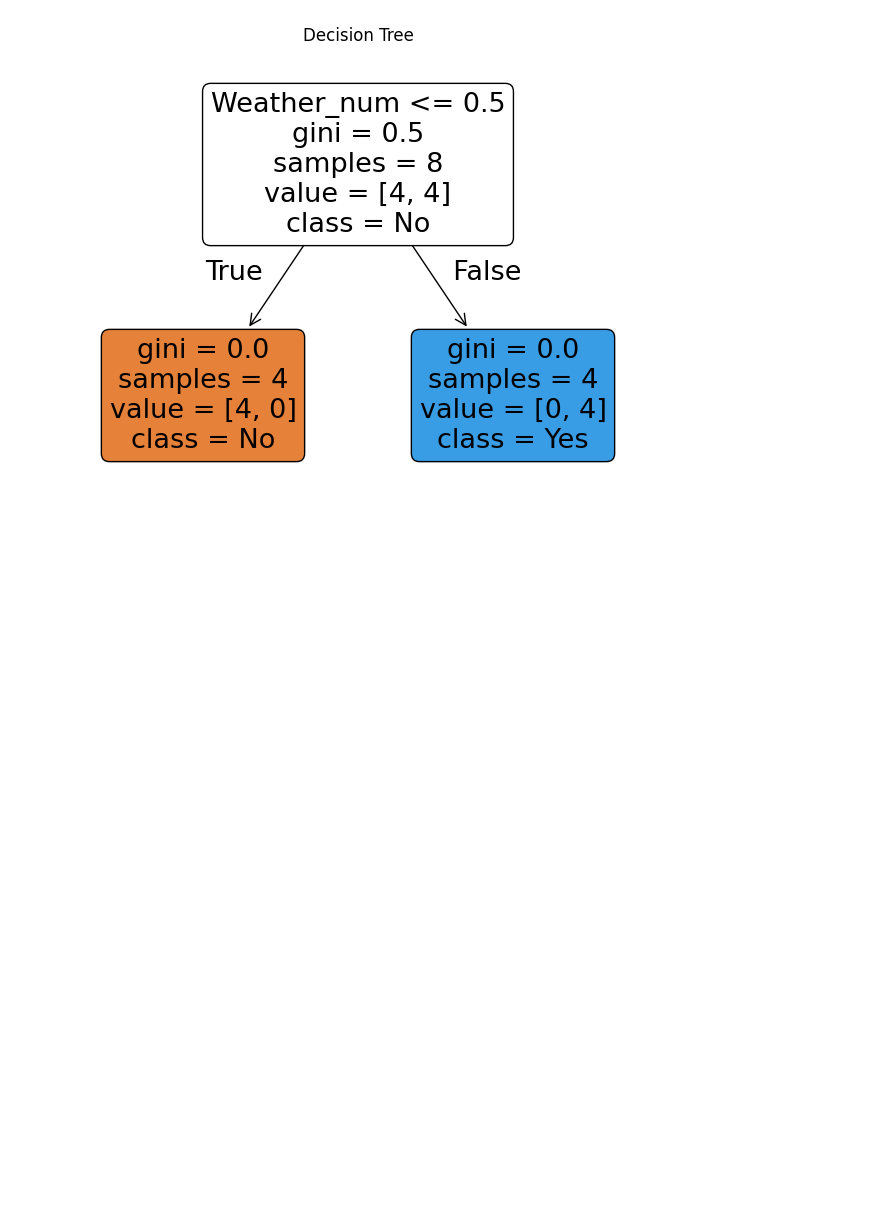
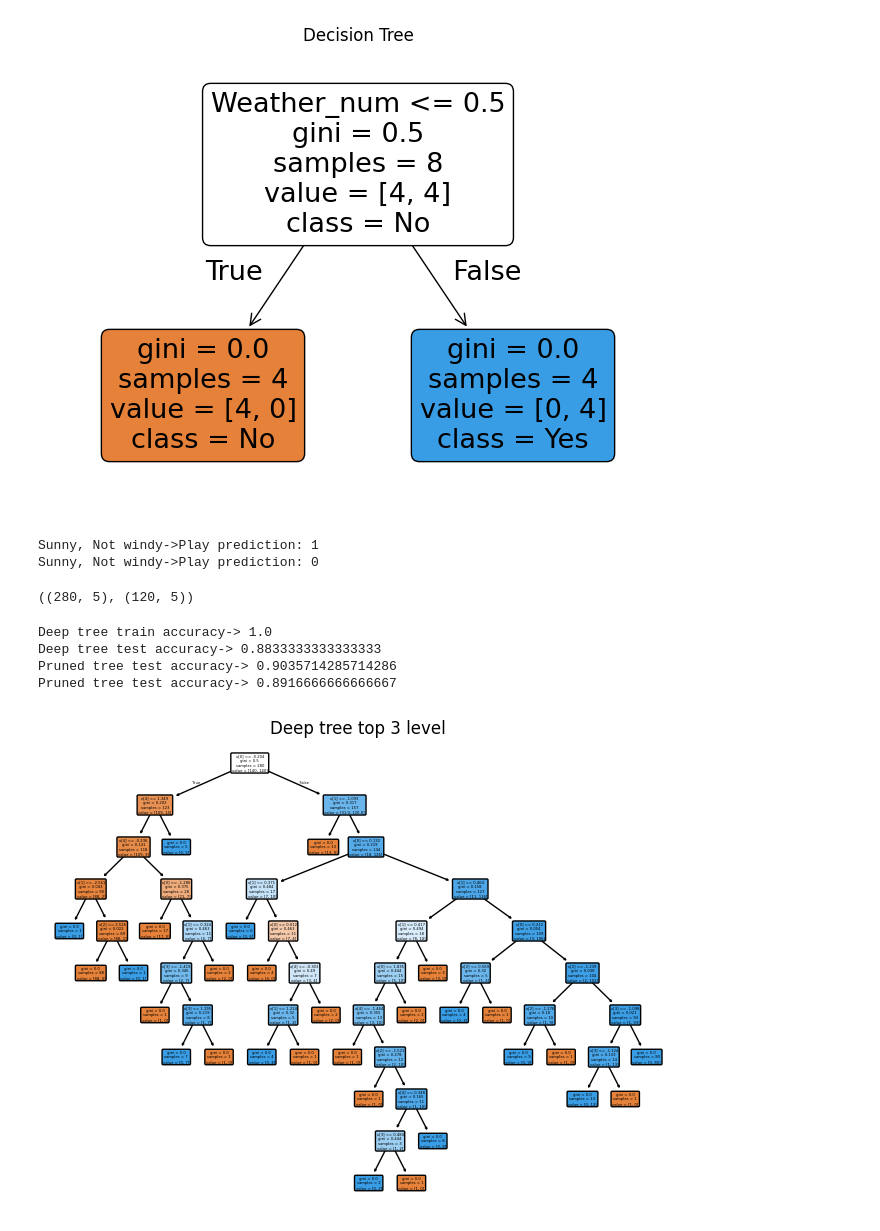
Before and after one commit to mostafizcse007/Machine-Learning, a Jupyter notebook: Week 3/Decision_Tree_basic.ipynb, the cells around one changed output. Saved outputs shown, nothing was run; the diff lists cells and outputs as text; code cells hidden in the pictures; blank space fills up the shorter version.

Commit message:
Deep tree vs Pruned tree

```diff
--- a/Week 3/Decision_Tree_basic.ipynb
+++ b/Week 3/Decision_Tree_basic.ipynb
@@ -57,3 +77,63 @@ plt.title('Decision Tree')
 plt.show()
 # %% [output]
 [figure]
+# %%
+# Example: Sunny(1), Not Windy(0)
+example_1 = pd.DataFrame([[1,0]],columns=['Weather_num','Windy'])
+pred_1 = tree.predict(example_1)[0]
+print('Sunny, Not windy->Play prediction:',pred_1)
+
+# Example: Rainy(0), Windy(1)
+example_2 = pd.DataFrame([[0,1]],columns=['Weather_num','Windy'])
+pred_2 = tree.predict(example_2)[0]
+print('Sunny, Not windy->Play prediction:',pred_2)
+# %% [output]
+Sunny, Not windy->Play prediction: 1
+Sunny, Not windy->Play prediction: 0
+# %%
+# Creating a larger synthetic dataset
+from sklearn.datasets import make_classification
+X,y = make_classification(
+    n_samples=400, # no of data-points
+    n_features=5, # no of features
+    n_informative=3, # no of releveant features
+    n_redundant=0,# no strong correlation among the features
+    n_classes=2, # target variable
+    random_state=42 # every time we will get the similar random dataset
+)
+X_train, X_test, y_train,y_test = train_test_split(X,y,test_size=.3,random_state=42)
+X_train.shape,X_test.shape
+# %% [output]
+((280, 5), (120, 5))
+# %%
+# Train a deep tree vs Pruned tree
+deep_tree = DecisionTreeClassifier(random_state=42)
+deep_tree.fit(X_train,y_train)
+
+pruned_tree = DecisionTreeClassifier(random_state=42, max_depth=3)
+pruned_tree.fit(X_train,y_train)
+
+y_train_pred_deep = deep_tree.predict(X_train)
+y_test_pred_deep = deep_tree.predict(X_test)
+
+y_train_pred_pruned = pruned_tree.predict(X_train)
+y_test_pred_pruned = pruned_tree.predict(X_test)
+print('Deep tree train accuracy->',accuracy_score(y_train,y_train_pred_deep))
+print('Deep tree test accuracy->',accuracy_score(y_test,y_test_pred_deep))
+
+
+print('Pruned tree train accuracy->',accuracy_score(y_train,y_train_pred_pruned))
+print('Pruned tree test accuracy->',accuracy_score(y_test,y_test_pred_pruned))
+# %% [output]
+Deep tree train accuracy-> 1.0
+Deep tree test accuracy-> 0.8833333333333333
+Pruned tree test accuracy-> 0.9035714285714286
+Pruned tree test accuracy-> 0.8916666666666667
+# %%
+# Visual comparison between deep-tree vs pruned tree
+plt.figure(figsize=(8,6))
+plot_tree(deep_tree,filled=True,rounded=True)
+plt.title('Deep tree top 3 level')
+plt.show()
+# %% [output]
+[figure, added]
```
Also changed, not shown: parts of 3 cells of this notebook.
